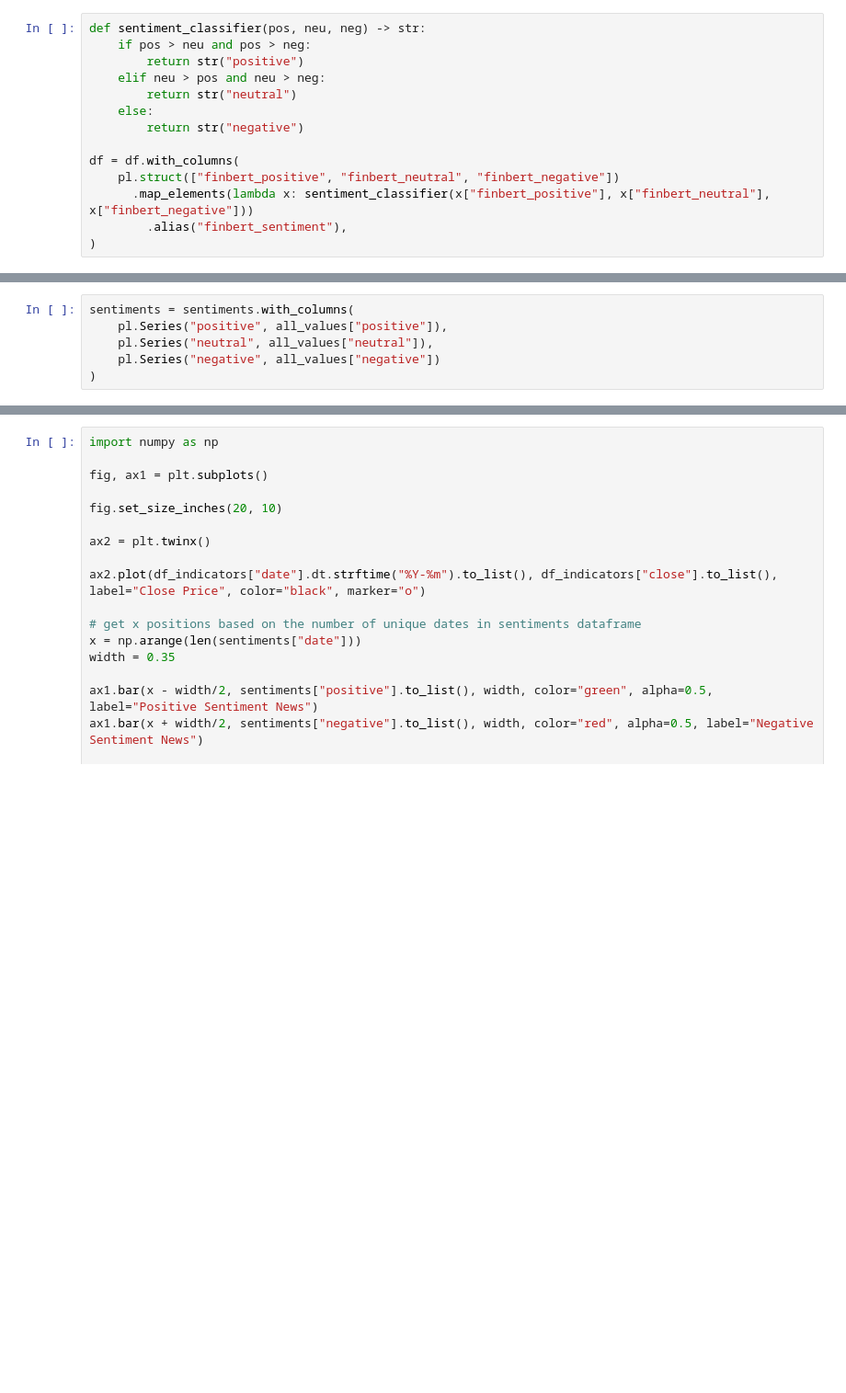
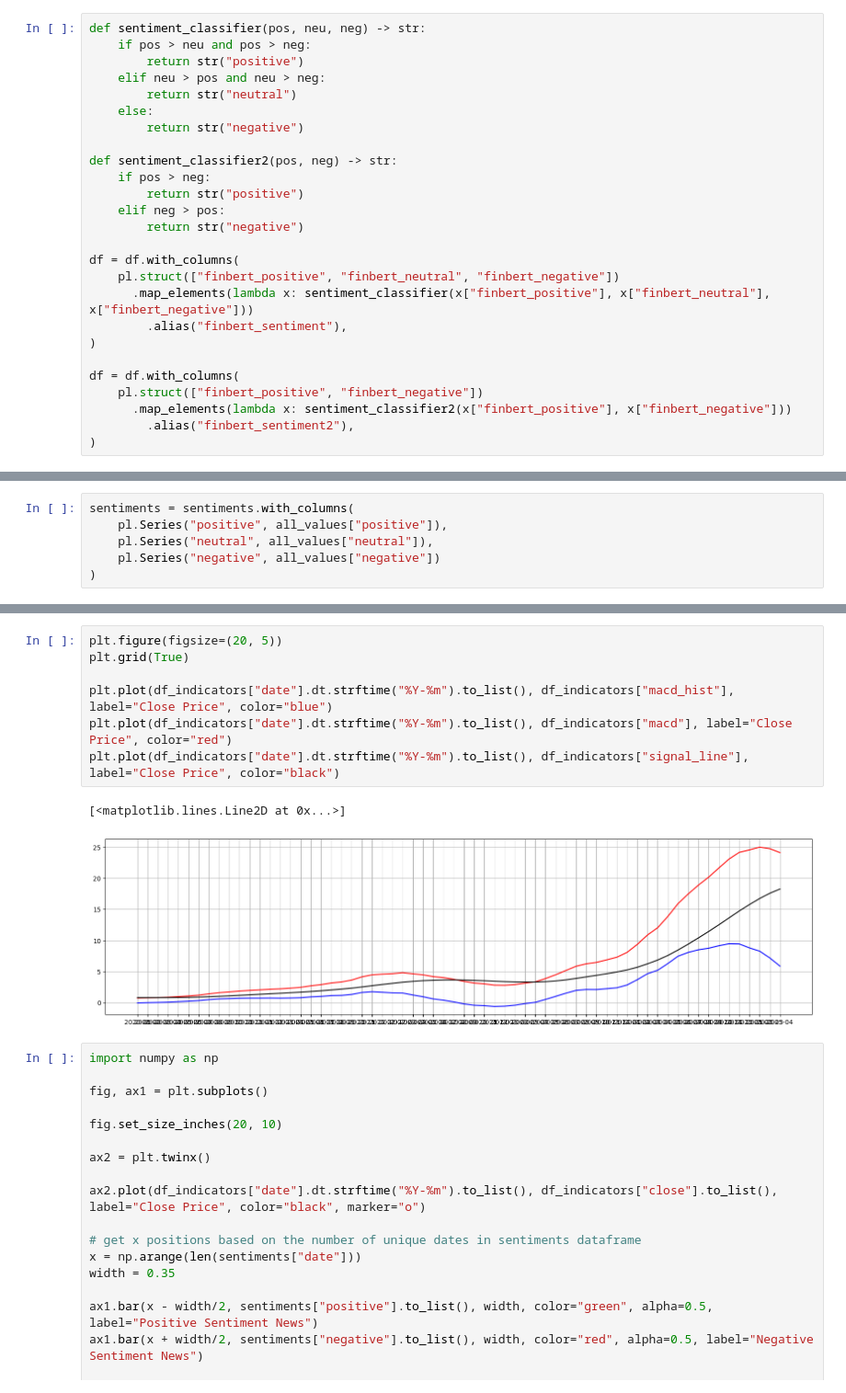
Before and after one commit to ibitec7/stock, a Jupyter notebook: src/analysis.ipynb, the cells around one changed output, grey strips where cells are left out. Shown at 92% size. Drawn from its saved outputs; the diff is of its cells as text; blank space fills up the shorter version.

```diff
--- a/src/analysis.ipynb
+++ b/src/analysis.ipynb
@@ -260,11 +269,23 @@ def sentiment_classifier(pos, neu, neg) -> str:
     else:
         return str("negative")
 
+def sentiment_classifier2(pos, neg) -> str:
+    if pos > neg:
+        return str("positive")
+    elif neg > pos:
+        return str("negative")
+
 df = df.with_columns(
     pl.struct(["finbert_positive", "finbert_neutral", "finbert_negative"])
       .map_elements(lambda x: sentiment_classifier(x["finbert_positive"], x["finbert_neutral"], x["finbert_negative"]))
         .alias("finbert_sentiment"),
 )
+
+df = df.with_columns(
+    pl.struct(["finbert_positive", "finbert_negative"])
+      .map_elements(lambda x: sentiment_classifier2(x["finbert_positive"], x["finbert_negative"]))
+        .alias("finbert_sentiment2"),
+)
 # %%
 df = df.sort("date")
 # %%
@@ -348,3 +397,13 @@ shape: (5, 25)
+# %%
+plt.figure(figsize=(20, 5))
+plt.grid(True)
+
+plt.plot(df_indicators["date"].dt.strftime("%Y-%m").to_list(), df_indicators["macd_hist"], label="Close Price", color="blue")
+plt.plot(df_indicators["date"].dt.strftime("%Y-%m").to_list(), df_indicators["macd"], label="Close Price", color="red")
+plt.plot(df_indicators["date"].dt.strftime("%Y-%m").to_list(), df_indicators["signal_line"], label="Close Price", color="black")
+# %% [output]
+[<matplotlib.lines.Line2D at 0x...>]
+[figure, added]
 # %%
 import numpy as np
 
```
Also changed, not shown: parts of 26 cells of this notebook, 28 other files.
